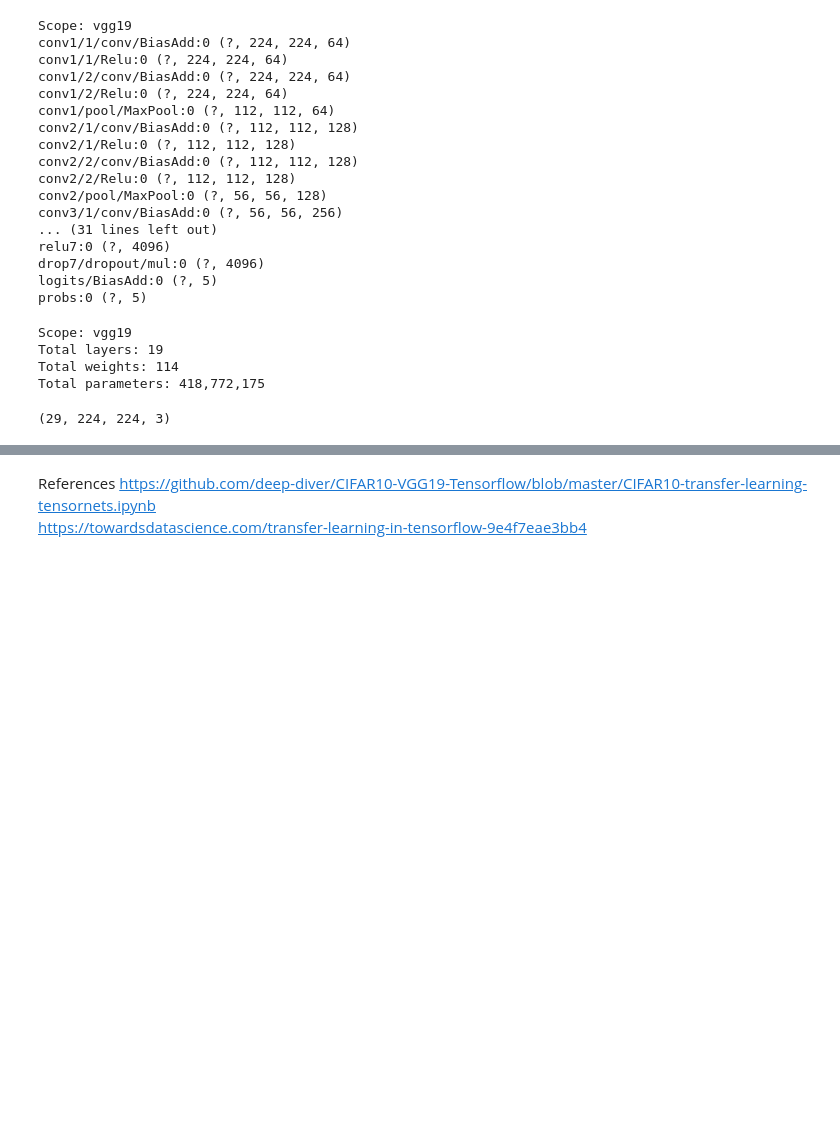
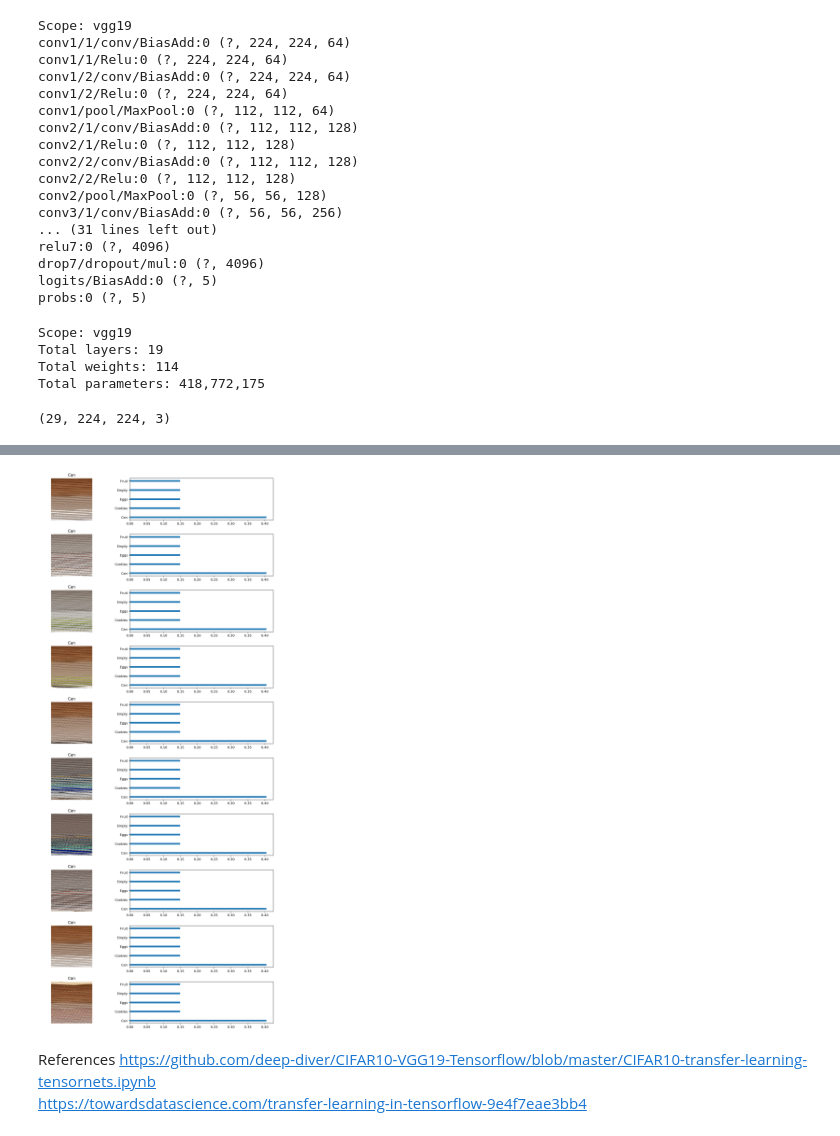
Before and after one commit to aamleshi/WhatsInTheFridge, a Jupyter notebook: ML_Dev.ipynb, the cells around one changed output, grey strips where cells are left out. Drawn from its saved outputs; the diff is of its cells as text; code cells hidden in the pictures; blank space fills up the shorter version.

```diff
--- a/ML_Dev.ipynb
+++ b/ML_Dev.ipynb
@@ -255,0 +257,3 @@ Epoch  5, Batch 3:
+# %%
+def load_label_names():
+    return classes
@@ -255,0 +307,63 @@ Epoch  5, Batch 3:
+# %%
+test_features, test_labels = pickle.load(open('preprocess_testing.p', mode='rb'))
+tmpFeatures = []
+
+for feature in test_features:
+    tmpFeature = skimage.transform.resize(feature, (224, 224), mode='constant')
+    tmpFeatures.append(tmpFeature)
+
+tmpFeatures = np.asarray(tmpFeatures)
+# %%
+
+
+%matplotlib inline
+%config InlineBackend.figure_format = 'retina'
+
+import random
+
+save_model_path = './image_classification'
+batch_size = 64
+n_samples = 10
+top_n_predictions = 5
+
+def test_model(tmpFeatures):
+    loaded_graph = tf.Graph()
+
+    with tf.Session(graph=loaded_graph) as sess:
+        loader = tf.train.import_meta_graph(save_model_path + '.meta')
+        loader.restore(sess, save_model_path)
+
+        # Get accuracy in batches for memory limitations
+        test_batch_acc_total = 0
+        test_batch_count = 0
+
+        loaded_x = loaded_graph.get_tensor_by_name('input_x:0')
+        loaded_y = loaded_graph.get_tensor_by_name('output_y:0')
+        loaded_logits = loaded_graph.get_tensor_by_name('logits:0')
+        loaded_acc = loaded_graph.get_tensor_by_name('accuracy:0')
+
+        for train_feature_batch, train_label_batch in batch_features_labels(tmpFeatures, test_labels, batch_size):
+            test_batch_acc_total += sess.run(
+                loaded_acc,
+                feed_dict={loaded_x: train_feature_batch, loaded_y: train_label_batch})
+            test_batch_count += 1
+
+        print('Testing Accuracy: {}\n'.format(test_batch_acc_total/test_batch_count))
+
+        # Print Random Samples
+        random_test_features, random_test_labels = tuple(zip(*random.sample(list(zip(test_features, test_labels)), n_samples)))
+
+        tmpTestFeatures = []
+
+        for feature in random_test_features:
+            tmpFeature = skimage.transform.resize(feature, (224, 224), mode='constant')
+            tmpTestFeatures.append(tmpFeature)
+
+        random_test_predictions = sess.run(
+            tf.nn.softmax(loaded_logits),
+            feed_dict={loaded_x: tmpTestFeatures, loaded_y: random_test_labels})
+
+        display_image_predictions(random_test_features, random_test_labels, random_test_predictions)
+
+test_model(tmpFeatures)
+# %% [output]
@@ -256,3 +387,4 @@ Epoch  5, Batch 3:
+[figure, added]
 # %% [markdown]
 References
 https://github.com/deep-diver/CIFAR10-VGG19-Tensorflow/blob/master/CIFAR10-transfer-learning-tensornets.ipynb
```
Also changed, not shown: parts of 4 cells of this notebook.
